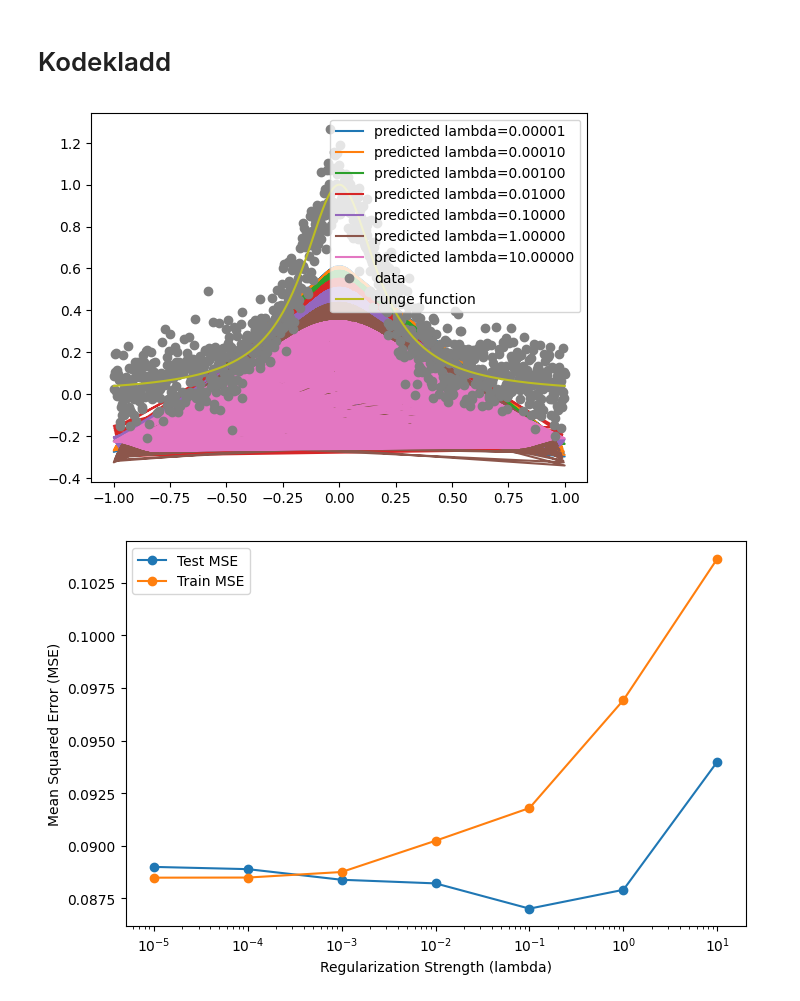
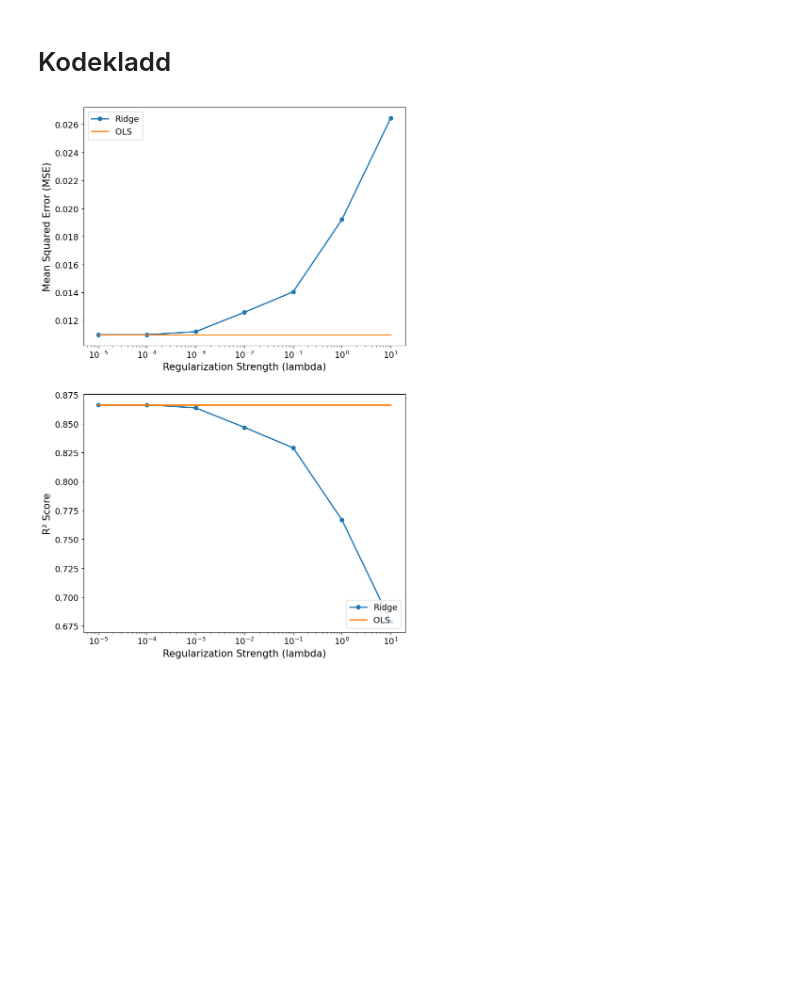
Before and after one commit to m-nader/FYS-STK4155-group14, a Jupyter notebook: project_1/Code/ridge_regression.ipynb, the cells around one changed output. Drawn from its saved outputs; the diff is of its cells as text; code cells hidden in the pictures; blank space fills up the shorter version.

Commit message:
Make figures for OLS and Ridge

```diff
--- a/project_1/Code/ridge_regression.ipynb
+++ b/project_1/Code/ridge_regression.ipynb
@@ -21,6 +21,8 @@ x = np.linspace(-1,1, n).reshape(-1,1)
 y = runge(x) + 0.1*np.random.normal(0,1, x.shape)
 
 x_train, x_test, y_train, y_test = train_test_split(x, y, test_size=0.2, random_state=42)
+y_offset = y_train.mean()
+
 poly = PolynomialFeatures(degree=10)
 scaler = StandardScaler()
 X_train = poly.fit_transform(x_train)
@@ -28,56 +30,67 @@ X_test = poly.fit_transform(x_test)
 scaler.fit(X_train)
 X_train_s = scaler.transform(X_train)
 X_test_s = scaler.transform(X_test)
 
 lambdas = np.logspace(-5,1,7)
 
 mse_test_list = []
 mse_train_list = []
 
 r2_test_list = []
 r2_train_list = []
 
 theta = []
 
+beta_ols = OLS_parameters(X_train_s, y_train)
+y_test_ols = X_test_s @ beta_ols + y_offset
+mse_ols = MSE(y_test, y_test_ols)
+r2_ols = R2(y_test, y_test_ols)
+
 for l in lambdas:
     beta = Ridge_parameters(X_train_s, y_train, l)
     theta.append(beta)
-    y_test_tilde = X_test_s @ beta
-    y_train_tilde = X_train_s @ beta
-    plt.plot(x_train, y_train_tilde, label=f'predicted lambda={l:.5f}')
+    y_test_tilde = X_test_s @ beta + y_offset
+    y_train_tilde = X_train_s @ beta + y_offset
+    # plt.plot(x, y, 'o', label='data')
+    # plt.plot(x, runge(x), label='runge function')
+    # plt.plot(x, scaler.transform(poly.fit_transform(x)) @ beta + y_offset, label=f'predicted lambda={l:.5f}')
+    # plt.legend()
+    # plt.show()
 
     mse_test = MSE(y_test, y_test_tilde)
     mse_train = MSE(y_train, y_train_tilde)
     mse_test_list.append(mse_test)
     mse_train_list.append(mse_train)
 
     r2_test = R2(y_test, y_test_tilde)
     r2_train = R2(y_train, y_train_tilde)
     r2_test_list.append(r2_test)
     r2_train_list.append(r2_train)
 
-plt.plot(x, y, 'o', label='data')
-plt.plot(x, runge(x), label='runge function')
-plt.legend()
+fig, axs = plt.subplots(2, 1, figsize=(8, 12))
+
+# MSE plot
+axs[0].plot(lambdas, mse_test_list, label='Ridge', marker='o', linewidth=2)
+axs[0].plot(lambdas, [mse_ols]*len(lambdas), label='OLS', linewidth=2)
+axs[0].set_xlabel('Regularization Strength (lambda)', fontsize=15)
+axs[0].set_ylabel('Mean Squared Error (MSE)', fontsize=15)
+axs[0].set_xscale('log')
+axs[0].set_xticks(lambdas)
+axs[0].tick_params(axis='both', labelsize=13)
+axs[0].legend(fontsize=13)
+
+# R2 plot
+axs[1].plot(lambdas, r2_test_list, label='Ridge', marker='o', linewidth=2)
+axs[1].plot(lambdas, [r2_ols]*len(lambdas), label='OLS', linewidth=2)
+axs[1].set_xlabel('Regularization Strength (lambda)', fontsize=15)
+axs[1].set_ylabel('R² Score', fontsize=15)
+axs[1].set_xscale('log')
+axs[1].set_xticks(lambdas)
+axs[1].tick_params(axis='both', labelsize=13)
+axs[1].legend(fontsize=13, loc='lower right')
+
+plt.tight_layout(h_pad=3.0)  # Increase vertical space between plots
+plt.savefig("mse_r2_vs_lambda_ridge.png", dpi=300, bbox_inches='tight')
 plt.show()
-
-plt.figure(figsize=(8, 5))
-plt.plot(lambdas, mse_test_list, label='Test MSE', marker='o')
-plt.plot(lambdas, mse_train_list, label='Train MSE', marker='o')
-plt.xscale('log')
-plt.xlabel('Regularization Strength (lambda)')
-plt.ylabel('Mean Squared Error (MSE)')
-plt.legend()
-plt.show()
-
-plt.figure(figsize=(8, 5))
-plt.plot(lambdas, r2_test_list, label='Test R2', marker='o')
-plt.plot(lambdas, r2_train_list, label='Train R2', marker='o')
-plt.xscale('log')
-plt.xlabel('Regularization Strength (lambda)')
-plt.ylabel('R2 Score')
-plt.legend()
-plt.show()
 # %% [output]
-[figure, old version]
+[figure, new version]
-[figure, removed]
```
Also changed, not shown: parts of 2 cells of this notebook.
